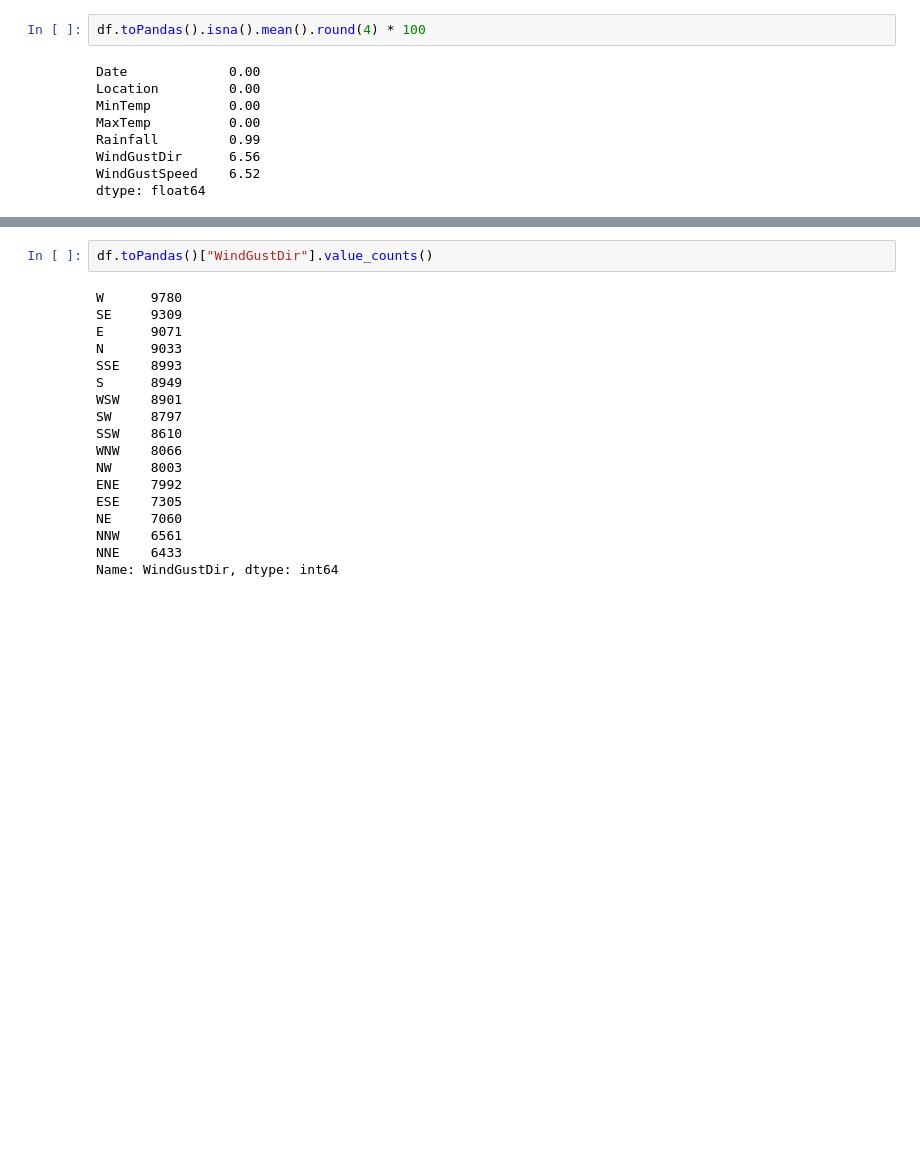
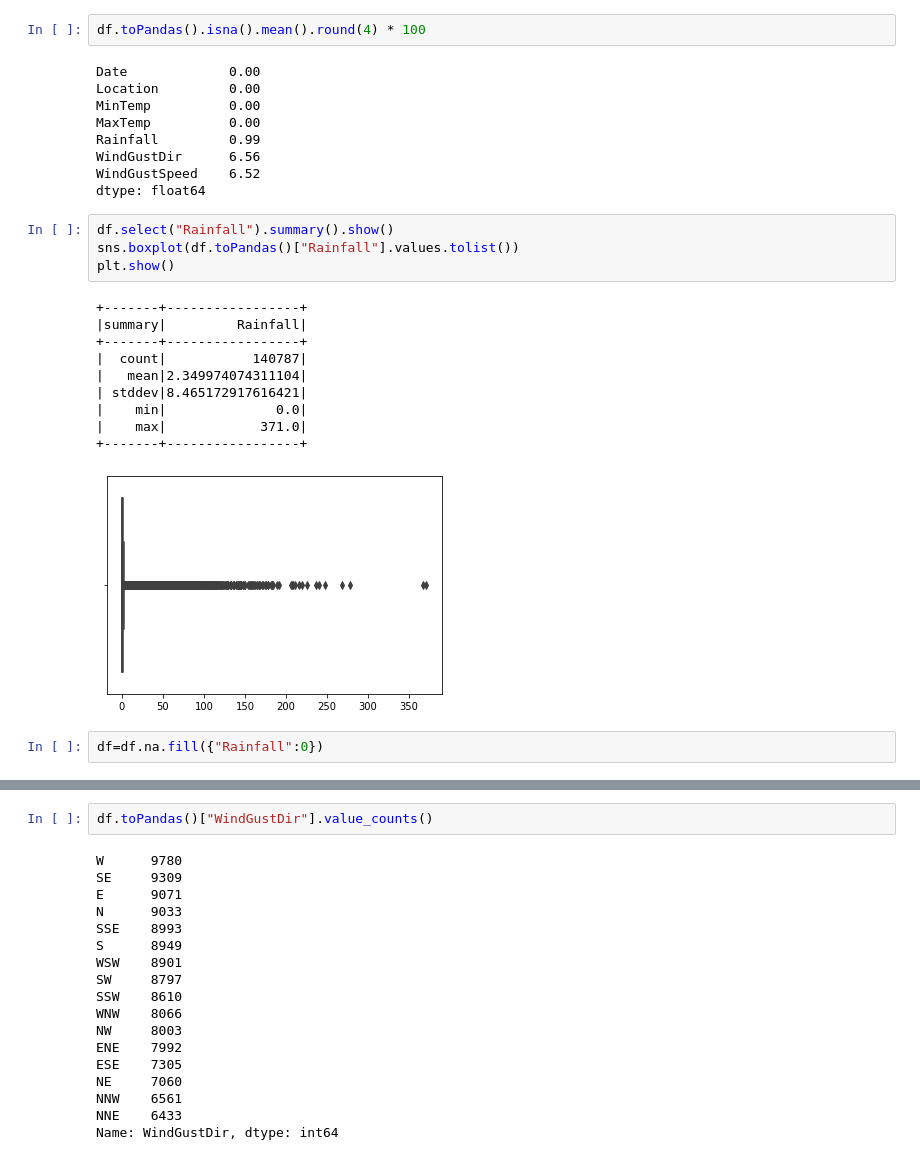
Before and after one commit to maheshbabu-r/BIG_DATA_PySpark, a Jupyter notebook: Working_With_Missing_and_Outliers.ipynb, the cells around one changed output, grey strips where cells are left out. Cells and saved outputs as stored; diff of their text form; blank space fills up the shorter version.

```diff
--- a/Working_With_Missing_and_Outliers.ipynb
+++ b/Working_With_Missing_and_Outliers.ipynb
@@ -263,3 +269,20 @@ Rainfall         0.99
 WindGustDir      6.56
 WindGustSpeed    6.52
 dtype: float64
+# %%
+df.select("Rainfall").summary().show()
+sns.boxplot(df.toPandas()["Rainfall"].values.tolist())
+plt.show()
+# %% [output]
++-------+-----------------+
+|summary|         Rainfall|
++-------+-----------------+
+|  count|           140787|
+|   mean|2.349974074311104|
+| stddev|8.465172917616421|
+|    min|              0.0|
+|    max|            371.0|
++-------+-----------------+
+[figure, added]
+# %%
+df=df.na.fill({"Rainfall":0})
```
Also changed, not shown: parts of 32 cells of this notebook.
